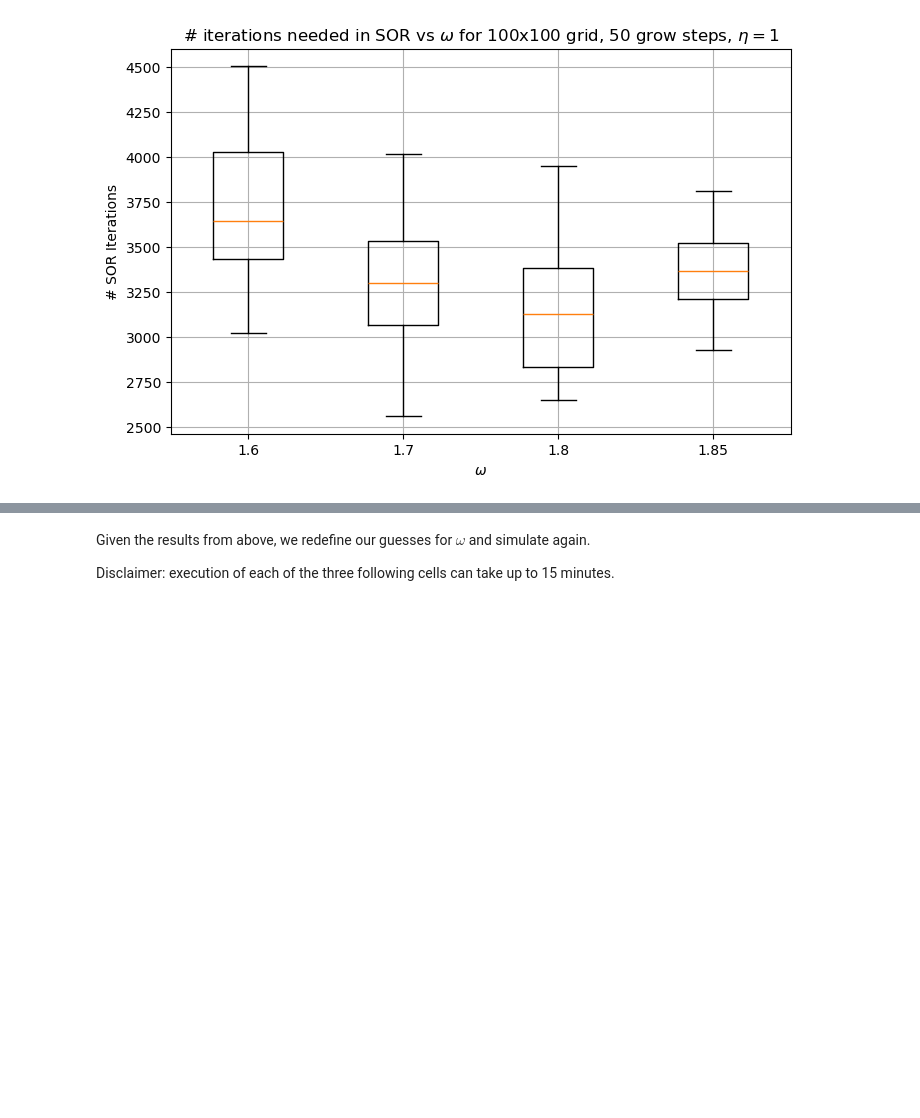
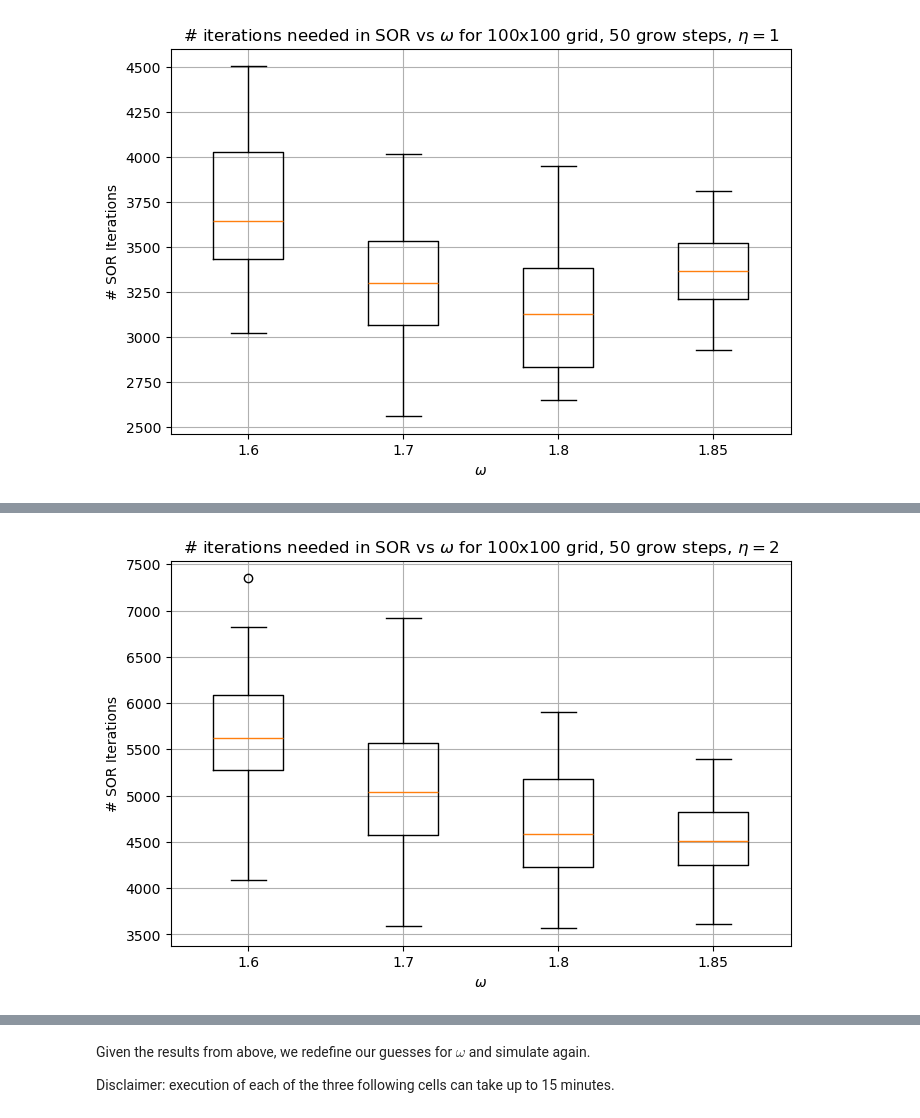
Before and after one commit to kingilsildor/CLS-Scientific_Computing-Assignment2, a Jupyter notebook: interface.ipynb, the cells around one changed output, grey strips where cells are left out. Drawn from its saved outputs; the diff is of its cells as text; code cells hidden in the pictures; blank space fills up the shorter version.

```diff
--- a/interface.ipynb
+++ b/interface.ipynb
@@ -39,3 +53,10 @@ Disclamer: execution of each of the three following cells can take up to 30 minu
+# %%
+# Do 30 more iterations
+eta = 2
+omegas = [1.6, 1.7, 1.8, 1.85]
+num_simulations = 30
+
+results_omegas_eta_2_pt2 = compare_omegas(eta, omegas, num_simulations)
 # %%
 eta = 0
 omegas = [1.6, 1.7, 1.8, 1.85]
@@ -64,3 +99,9 @@ plot_omega_comparison(results_omegas_eta_2, omegas, eta, save=True, filename="om
+# %%
+# Combine first and second 30 simulations
+results_omegas_eta_2_pt1_pt2 = np.concatenate((results_omegas_eta_2, results_omegas_eta_2_pt2))
+plot_omega_comparison(results_omegas_eta_2_pt1_pt2, omegas, eta, save=True, filename="omega_comparison_eta_2_60_simulations.png")
+# %% [output]
+[figure, added]
 # %%
 import matplotlib.pyplot as plt
 
```
Also changed, not shown: parts of 10 cells of this notebook, 3 other files.
